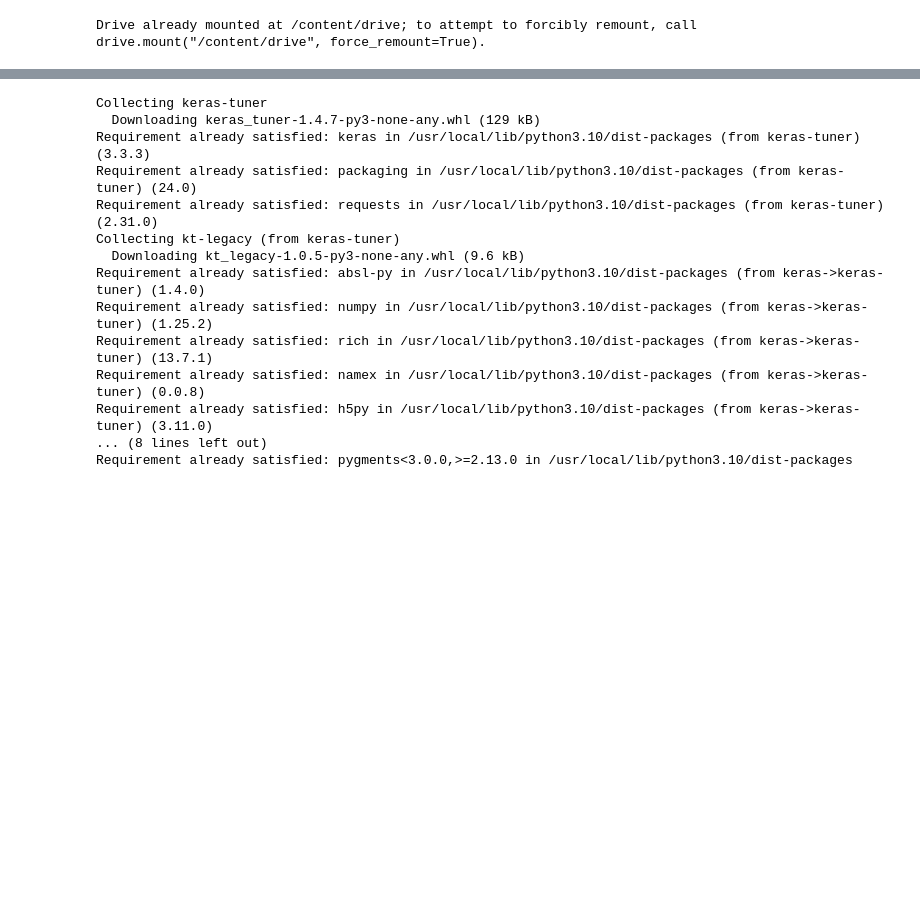
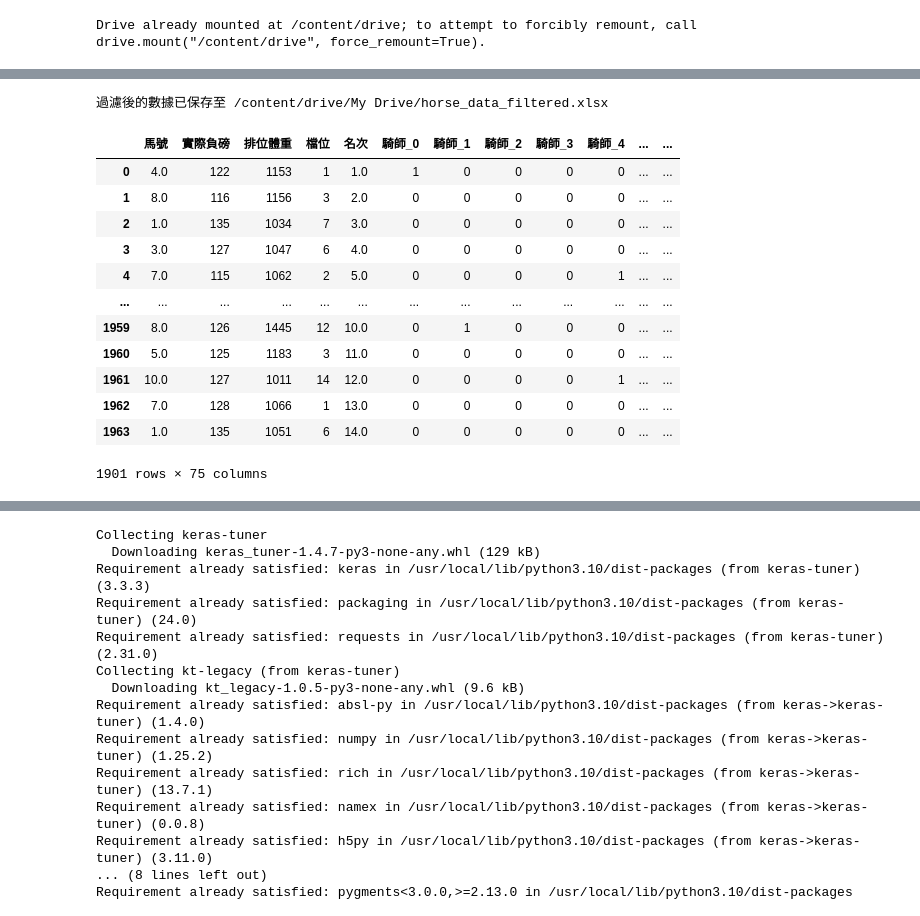
Before and after one commit to OscarLoOscar/python_Data_Science, a Jupyter notebook: GPT_4o_model.ipynb, the cells around one changed output, grey strips where cells are left out. Saved outputs shown, nothing was run; the diff lists cells and outputs as text; code cells hidden in the pictures; blank space fills up the shorter version.

```diff
--- a/GPT_4o_model.ipynb
+++ b/GPT_4o_model.ipynb
@@ -191,0 +260,20 @@ display(racing_course_info)
+# %%
+# 讀取數據
+file_path = '/content/drive/My Drive/horse_data2.xlsx'
+df = pd.read_excel(file_path)
+
+# 先過濾掉 NaN 或非字符串的值
+df = df.dropna(subset=['賽事日期和地點'])
+df['賽事日期和地點'] = df['賽事日期和地點'].astype(str)
+
+
+# 只保留 '賽事日期和地點' 列中的 '跑馬地' 或 '沙田' 字符串
+df['賽事日期和地點'] = df['賽事日期和地點'].apply(lambda x: '跑馬地' if '跑馬地' in x else '沙田' if '沙田' in x else None)
+
+filtered_df = df.dropna()
+filtered_file_path = '/content/drive/My Drive/horse_data_filtered.xlsx'
+filtered_df.to_excel(filtered_file_path, index=False)
+
+print(f"過濾後的數據已保存至 {filtered_file_path}")
+# %% [output]
+過濾後的數據已保存至 /content/drive/My Drive/horse_data_filtered.xlsx
@@ -192,3 +306,19 @@ display(racing_course_info)
+# %%
+display(merged_data)
+# %% [output]
+|  | 馬號 | 實際負磅 | 排位體重 | 檔位 | 名次 | 騎師_0 | 騎師_1 | 騎師_2 | 騎師_3 | 騎師_4 | ... | ... |
+| 0 | 4.0 | 122 | 1153 | 1 | 1.0 | 1 | 0 | 0 | 0 | 0 | ... | ... |
+| 1 | 8.0 | 116 | 1156 | 3 | 2.0 | 0 | 0 | 0 | 0 | 0 | ... | ... |
+| 2 | 1.0 | 135 | 1034 | 7 | 3.0 | 0 | 0 | 0 | 0 | 0 | ... | ... |
+| 3 | 3.0 | 127 | 1047 | 6 | 4.0 | 0 | 0 | 0 | 0 | 0 | ... | ... |
+| 4 | 7.0 | 115 | 1062 | 2 | 5.0 | 0 | 0 | 0 | 0 | 1 | ... | ... |
+| ... | ... | ... | ... | ... | ... | ... | ... | ... | ... | ... | ... | ... |
+| 1959 | 8.0 | 126 | 1445 | 12 | 10.0 | 0 | 1 | 0 | 0 | 0 | ... | ... |
+| 1960 | 5.0 | 125 | 1183 | 3 | 11.0 | 0 | 0 | 0 | 0 | 0 | ... | ... |
+| 1961 | 10.0 | 127 | 1011 | 14 | 12.0 | 0 | 0 | 0 | 0 | 1 | ... | ... |
+| 1962 | 7.0 | 128 | 1066 | 1 | 13.0 | 0 | 0 | 0 | 0 | 0 | ... | ... |
+| 1963 | 1.0 | 135 | 1051 | 6 | 14.0 | 0 | 0 | 0 | 0 | 0 | ... | ... |
+1901 rows × 75 columns
 # %%
 # Step 3: Filter the data based on '名次'
 def clean_ranking(x):
```
Also changed, not shown: parts of 11 cells of this notebook.
